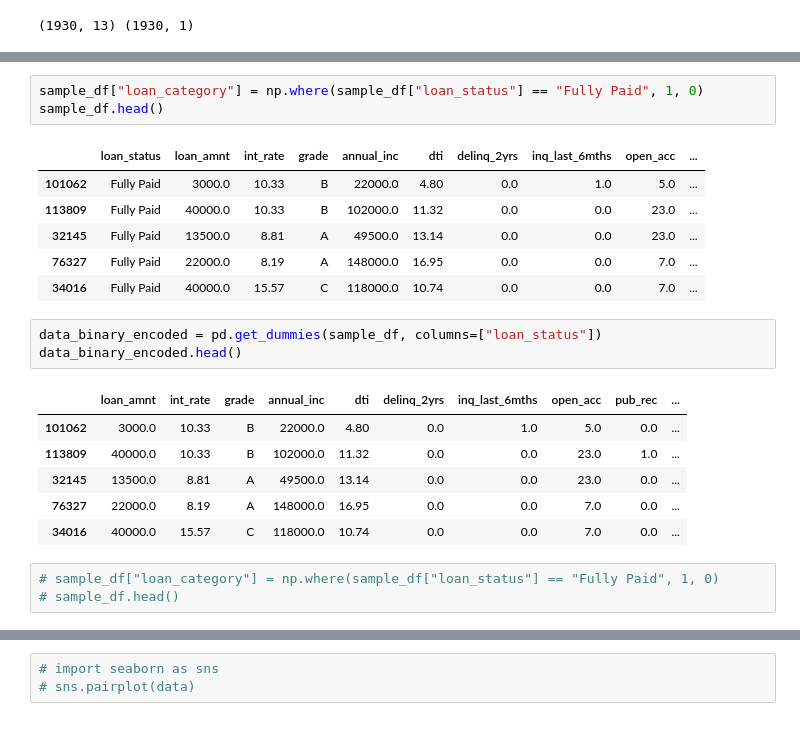
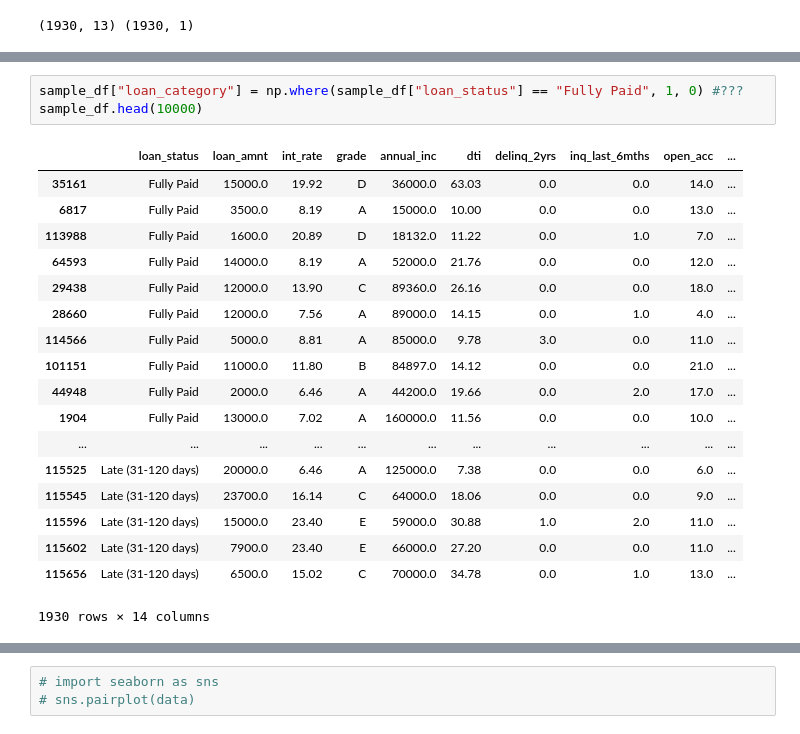
Before and after one commit to kmurakam26/Project-3, a Jupyter notebook: Random_Forest.ipynb, the cells around one changed output, grey strips where cells are left out. Saved outputs shown, nothing was run; the diff lists cells and outputs as text.

```diff
--- a/Random_Forest.ipynb
+++ b/Random_Forest.ipynb
@@ -118,23 +180,22 @@ print(X.shape, y.shape)
 # %%
-sample_df["loan_category"] = np.where(sample_df["loan_status"] == "Fully Paid", 1, 0)
-sample_df.head()
+sample_df["loan_category"] = np.where(sample_df["loan_status"] == "Fully Paid", 1, 0) #???
+sample_df.head(10000)
 # %% [output]
 |  | loan_status | loan_amnt | int_rate | grade | annual_inc | dti | delinq_2yrs | inq_last_6mths | open_acc | ... |
-| 101062 | Fully Paid | 3000.0 | 10.33 | B | 22000.0 | 4.80 | 0.0 | 1.0 | 5.0 | ... |
-| 113809 | Fully Paid | 40000.0 | 10.33 | B | 102000.0 | 11.32 | 0.0 | 0.0 | 23.0 | ... |
-| 32145 | Fully Paid | 13500.0 | 8.81 | A | 49500.0 | 13.14 | 0.0 | 0.0 | 23.0 | ... |
-| 76327 | Fully Paid | 22000.0 | 8.19 | A | 148000.0 | 16.95 | 0.0 | 0.0 | 7.0 | ... |
-| 34016 | Fully Paid | 40000.0 | 15.57 | C | 118000.0 | 10.74 | 0.0 | 0.0 | 7.0 | ... |
+| 35161 | Fully Paid | 15000.0 | 19.92 | D | 36000.0 | 63.03 | 0.0 | 0.0 | 14.0 | ... |
+| 6817 | Fully Paid | 3500.0 | 8.19 | A | 15000.0 | 10.00 | 0.0 | 0.0 | 13.0 | ... |
+| 113988 | Fully Paid | 1600.0 | 20.89 | D | 18132.0 | 11.22 | 0.0 | 1.0 | 7.0 | ... |
+| 64593 | Fully Paid | 14000.0 | 8.19 | A | 52000.0 | 21.76 | 0.0 | 0.0 | 12.0 | ... |
+| 29438 | Fully Paid | 12000.0 | 13.90 | C | 89360.0 | 26.16 | 0.0 | 0.0 | 18.0 | ... |
+| 28660 | Fully Paid | 12000.0 | 7.56 | A | 89000.0 | 14.15 | 0.0 | 1.0 | 4.0 | ... |
+| 114566 | Fully Paid | 5000.0 | 8.81 | A | 85000.0 | 9.78 | 3.0 | 0.0 | 11.0 | ... |
+| 101151 | Fully Paid | 11000.0 | 11.80 | B | 84897.0 | 14.12 | 0.0 | 0.0 | 21.0 | ... |
+| 44948 | Fully Paid | 2000.0 | 6.46 | A | 44200.0 | 19.66 | 0.0 | 2.0 | 17.0 | ... |
+| 1904 | Fully Paid | 13000.0 | 7.02 | A | 160000.0 | 11.56 | 0.0 | 0.0 | 10.0 | ... |
+| ... | ... | ... | ... | ... | ... | ... | ... | ... | ... | ... |
+| 115525 | Late (31-120 days) | 20000.0 | 6.46 | A | 125000.0 | 7.38 | 0.0 | 0.0 | 6.0 | ... |
+| 115545 | Late (31-120 days) | 23700.0 | 16.14 | C | 64000.0 | 18.06 | 0.0 | 0.0 | 9.0 | ... |
+| 115596 | Late (31-120 days) | 15000.0 | 23.40 | E | 59000.0 | 30.88 | 1.0 | 2.0 | 11.0 | ... |
+| 115602 | Late (31-120 days) | 7900.0 | 23.40 | E | 66000.0 | 27.20 | 0.0 | 0.0 | 11.0 | ... |
+| 115656 | Late (31-120 days) | 6500.0 | 15.02 | C | 70000.0 | 34.78 | 0.0 | 1.0 | 13.0 | ... |
+1930 rows × 14 columns
-# %%
-data_binary_encoded = pd.get_dummies(sample_df, columns=["loan_status"])
-data_binary_encoded.head()
-# %% [output]
-|  | loan_amnt | int_rate | grade | annual_inc | dti | delinq_2yrs | inq_last_6mths | open_acc | pub_rec | ... |
-| 101062 | 3000.0 | 10.33 | B | 22000.0 | 4.80 | 0.0 | 1.0 | 5.0 | 0.0 | ... |
-| 113809 | 40000.0 | 10.33 | B | 102000.0 | 11.32 | 0.0 | 0.0 | 23.0 | 1.0 | ... |
-| 32145 | 13500.0 | 8.81 | A | 49500.0 | 13.14 | 0.0 | 0.0 | 23.0 | 0.0 | ... |
-| 76327 | 22000.0 | 8.19 | A | 148000.0 | 16.95 | 0.0 | 0.0 | 7.0 | 0.0 | ... |
-| 34016 | 40000.0 | 15.57 | C | 118000.0 | 10.74 | 0.0 | 0.0 | 7.0 | 0.0 | ... |
-# %%
-# sample_df["loan_category"] = np.where(sample_df["loan_status"] == "Fully Paid", 1, 0)
-# sample_df.head()
```
Also changed, not shown: parts of 60 cells of this notebook.
